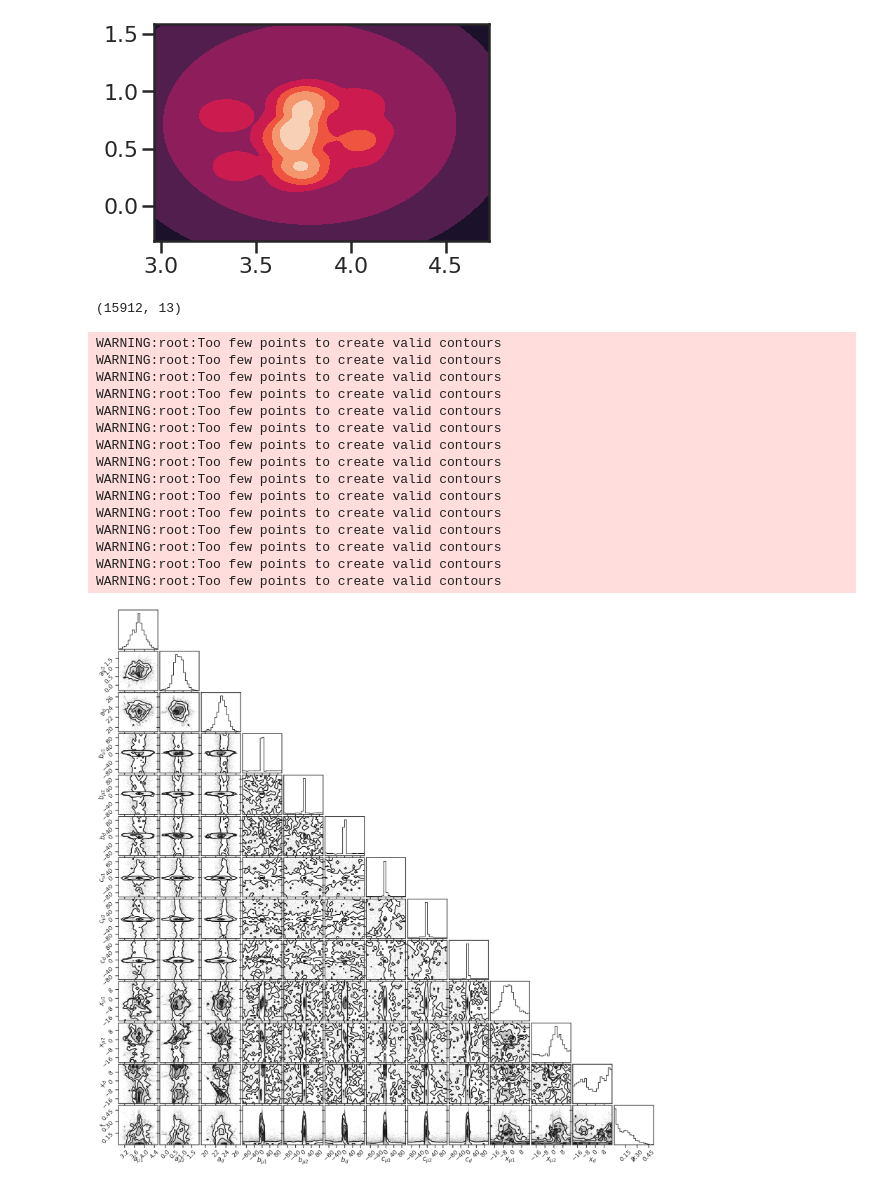
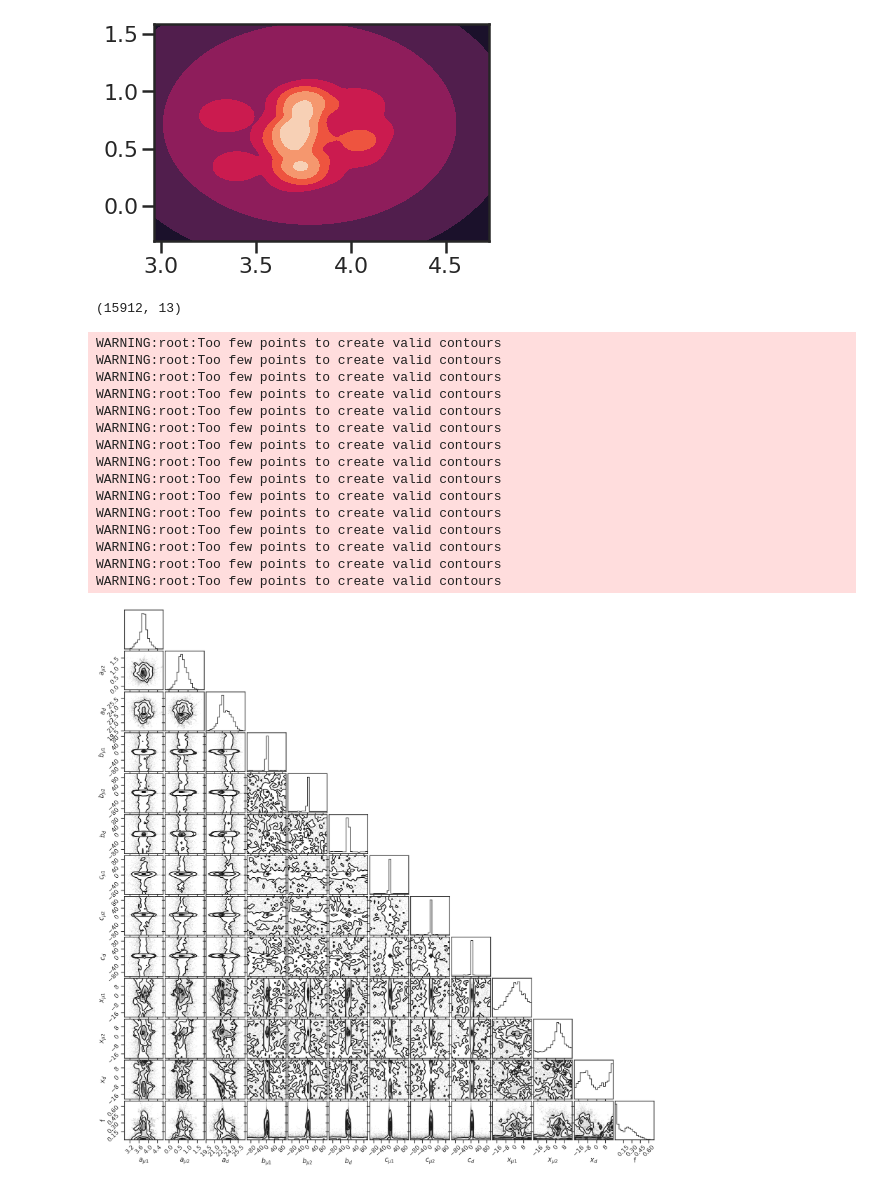
Before and after one commit to bdominguez13/stream_memb, a Jupyter notebook: Price+2019/Pal5_parallel.ipynb, the cells around one changed output. Drawn from its saved outputs; the diff is of its cells as text; code cells hidden in the pictures.

```diff
--- a/Price+2019/Pal5_parallel.ipynb
+++ b/Price+2019/Pal5_parallel.ipynb
@@ -237,7 +230,7 @@ diag = np.arange(X.shape[-1])
 Xerr[:, diag, diag] = np.vstack([e_pmra_out**2, e_pmdec_out**2, e_d_out**2]).T
 
 #Busco mejor numero de gaussianas
-def compute_XDGMM(N, max_iter=1000):
+def compute_XDGMM(N, max_iter=100):
     models = [None for n in N]
     for i in range(len(N)):
         print("N =", N[i])
@@ -659,34 +652,38 @@ plt.contourf(a_mu1M,a_mu2M,logL1.reshape(a_mu1M.shape))
 # %%
 # import corner
 # flat_samples = sampler.get_chain(discard=2**10, thin=2200, flat=True)
 flat_samples2 = sampler2.get_chain(discard=1000, thin=100, flat=True)
 print(flat_samples2.shape)
 
 labels = ["$a_{\mu1}$", "$a_{\mu2}$", "$a_d$", "$b_{\mu1}$", "$b_{\mu2}$", "$b_d$", "$c_{\mu1}$", "$c_{\mu2}$", "$c_d$", "$x_{\mu1}$", "$x_{\mu2}$", "$x_d$", "f"]
 fig = corner.corner(
-    flat_samples2, labels=labels#, truths=[m_true, b_true, np.log(f_true)]
+    flat_samples2, labels=labels, labelpad=0.15#, truths=np.append(theta_true,f)
 );
+fig.subplots_adjust(bottom=0.05,left=0.05)
 
+
+
+fig.savefig('corner.png')
 #theta_post2 = pd.DataFrame(flat_samples2, columns=labels)
 #theta_post2.to_csv('theta_post2.csv', index=False)
 # %% [output]
 (15912, 13)
 WARNING:root:Too few points to create valid contours
 WARNING:root:Too few points to create valid contours
 WARNING:root:Too few points to create valid contours
 WARNING:root:Too few points to create valid contours
 WARNING:root:Too few points to create valid contours
 WARNING:root:Too few points to create valid contours
 WARNING:root:Too few points to create valid contours
 WARNING:root:Too few points to create valid contours
 WARNING:root:Too few points to create valid contours
 WARNING:root:Too few points to create valid contours
 WARNING:root:Too few points to create valid contours
 WARNING:root:Too few points to create valid contours
 WARNING:root:Too few points to create valid contours
 WARNING:root:Too few points to create valid contours
 WARNING:root:Too few points to create valid contours
-[figure, old version]
+[figure, new version]
 # %%
 #Guardo las posteriors
 
```
Also changed, not shown: parts of 4 cells of this notebook, 2 other files.
